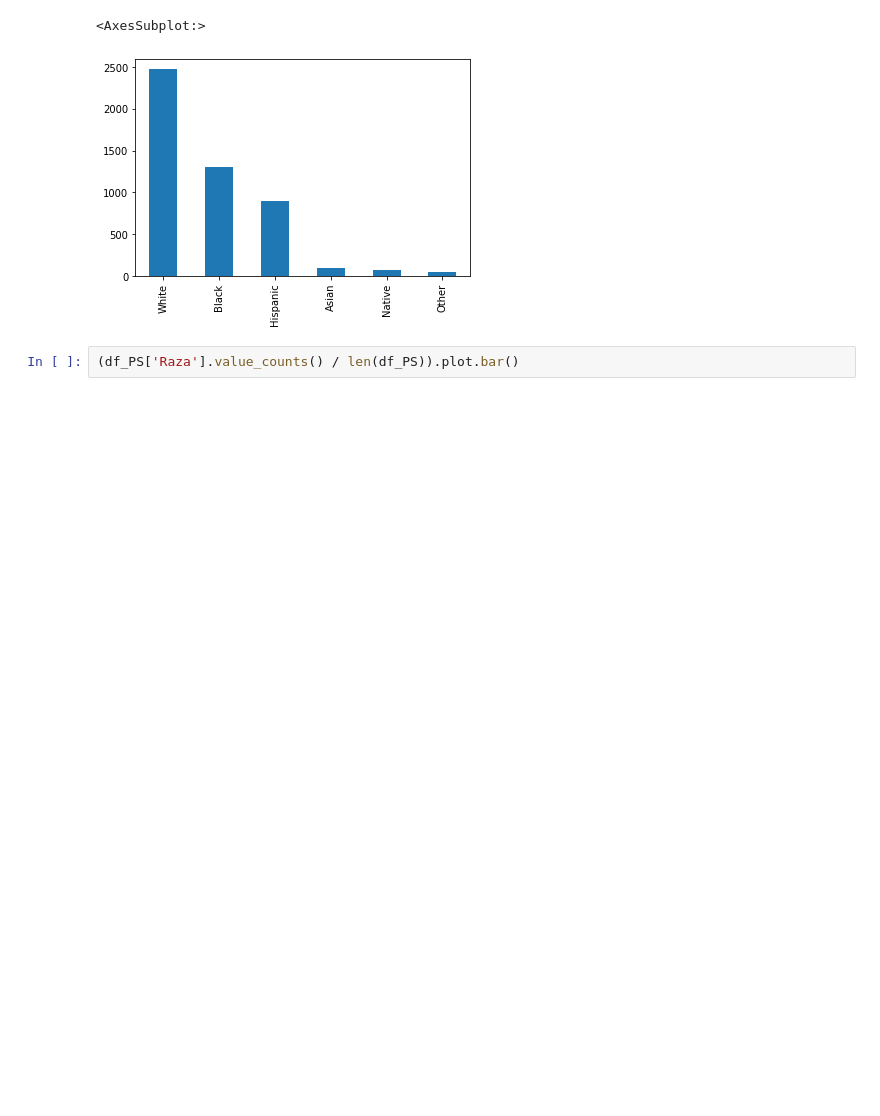
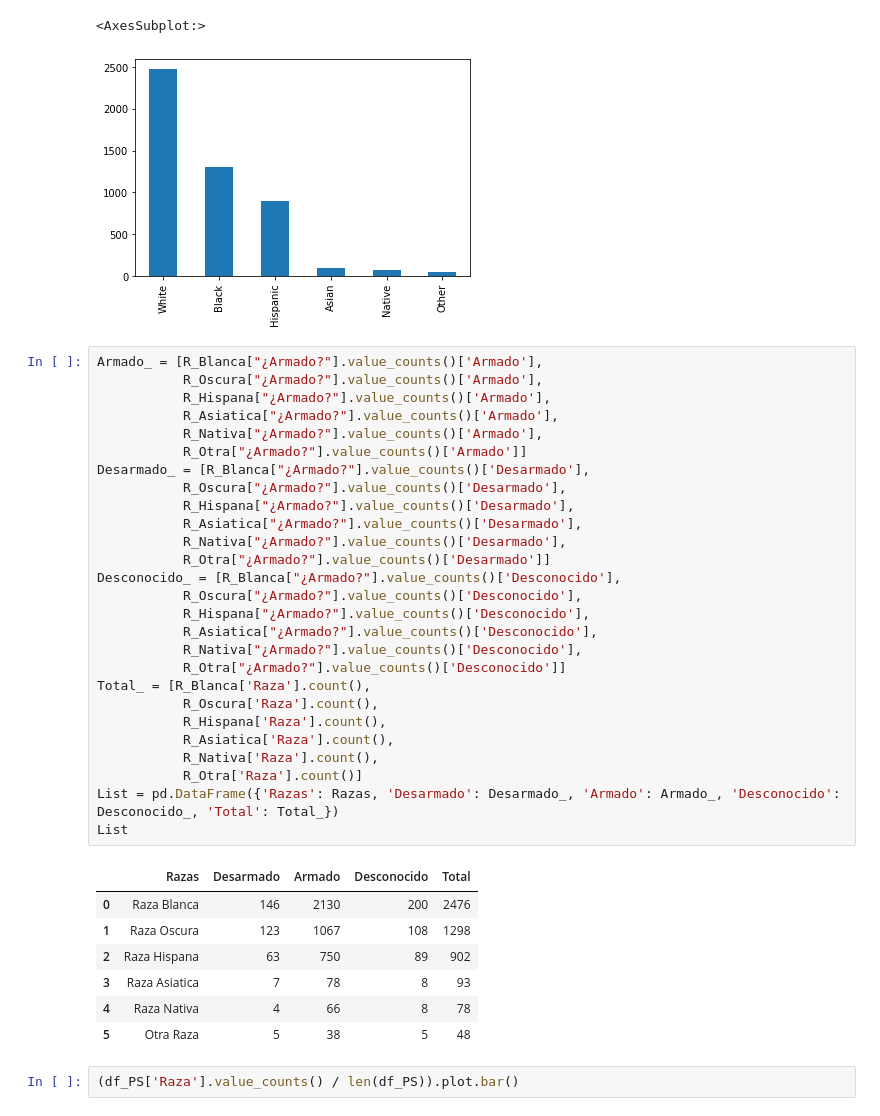
Before and after one commit to EmmanuelGalvan/MineriaDatos, a Jupyter notebook: Archivos/PIA/Visualizacion_Equipo9.ipynb, the cells around one changed output. Cells and saved outputs as stored; diff of their text form; blank space fills up the shorter version.

```diff
--- a/Archivos/PIA/Visualizacion_Equipo9.ipynb
+++ b/Archivos/PIA/Visualizacion_Equipo9.ipynb
@@ -334,6 +325,41 @@ df_PS['Raza'].value_counts().plot.bar()
 # %% [output]
 <AxesSubplot:>
 [figure]
+# %%
+Armado_ = [R_Blanca["¿Armado?"].value_counts()['Armado'],
+           R_Oscura["¿Armado?"].value_counts()['Armado'],
+           R_Hispana["¿Armado?"].value_counts()['Armado'],
+           R_Asiatica["¿Armado?"].value_counts()['Armado'],
+           R_Nativa["¿Armado?"].value_counts()['Armado'],
+           R_Otra["¿Armado?"].value_counts()['Armado']]
+Desarmado_ = [R_Blanca["¿Armado?"].value_counts()['Desarmado'],
+           R_Oscura["¿Armado?"].value_counts()['Desarmado'],
+           R_Hispana["¿Armado?"].value_counts()['Desarmado'],
+           R_Asiatica["¿Armado?"].value_counts()['Desarmado'],
+           R_Nativa["¿Armado?"].value_counts()['Desarmado'],
+           R_Otra["¿Armado?"].value_counts()['Desarmado']]
+Desconocido_ = [R_Blanca["¿Armado?"].value_counts()['Desconocido'],
+           R_Oscura["¿Armado?"].value_counts()['Desconocido'],
+           R_Hispana["¿Armado?"].value_counts()['Desconocido'],
+           R_Asiatica["¿Armado?"].value_counts()['Desconocido'],
+           R_Nativa["¿Armado?"].value_counts()['Desconocido'],
+           R_Otra["¿Armado?"].value_counts()['Desconocido']]
+Total_ = [R_Blanca['Raza'].count(),
+           R_Oscura['Raza'].count(),
+           R_Hispana['Raza'].count(),
+           R_Asiatica['Raza'].count(),
+           R_Nativa['Raza'].count(),
+           R_Otra['Raza'].count()]
+List = pd.DataFrame({'Razas': Razas, 'Desarmado': Desarmado_, 'Armado': Armado_, 'Desconocido': Desconocido_, 'Total': Total_})
+List
+# %% [output]
+|  | Razas | Desarmado | Armado | Desconocido | Total |
+| 0 | Raza Blanca | 146 | 2130 | 200 | 2476 |
+| 1 | Raza Oscura | 123 | 1067 | 108 | 1298 |
+| 2 | Raza Hispana | 63 | 750 | 89 | 902 |
+| 3 | Raza Asiatica | 7 | 78 | 8 | 93 |
+| 4 | Raza Nativa | 4 | 66 | 8 | 78 |
+| 5 | Otra Raza | 5 | 38 | 5 | 48 |
 # %%
 (df_PS['Raza'].value_counts() / len(df_PS)).plot.bar()
 # %% [output]
```
Also changed, not shown: parts of 19 cells of this notebook.
